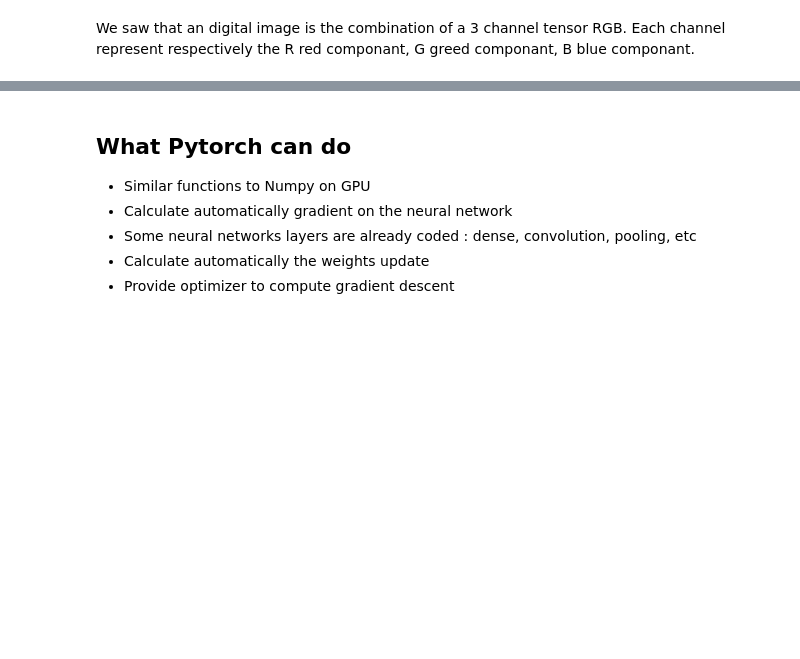
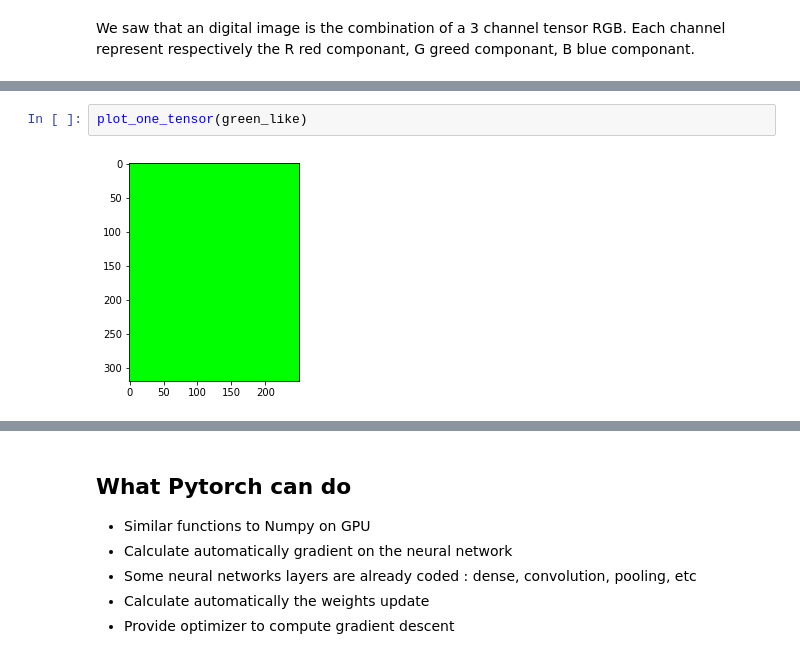
Before and after one commit to DL-ECE/tp2-deeplearningonimages-DiDiRWINY, a Jupyter notebook: convolution.ipynb, the cells around one changed output, grey strips where cells are left out. Cells and saved outputs as stored; diff of their text form; blank space fills up the shorter version.

```diff
--- a/convolution.ipynb
+++ b/convolution.ipynb
@@ -153,0 +156,4 @@ Each channel represent respectively the R red componant, G greed componant, B bl
+# %%
+plot_one_tensor(green_like)
+# %% [output]
+[figure, added]
```
Also changed, not shown: parts of 30 cells of this notebook.
